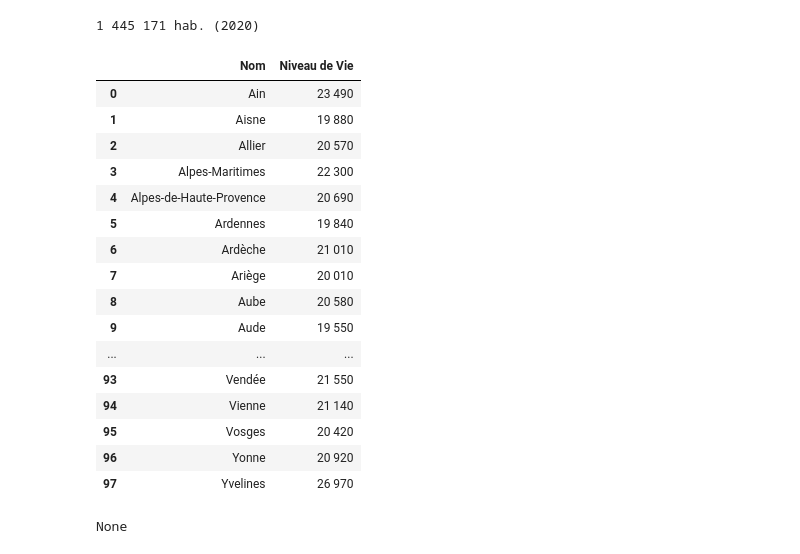
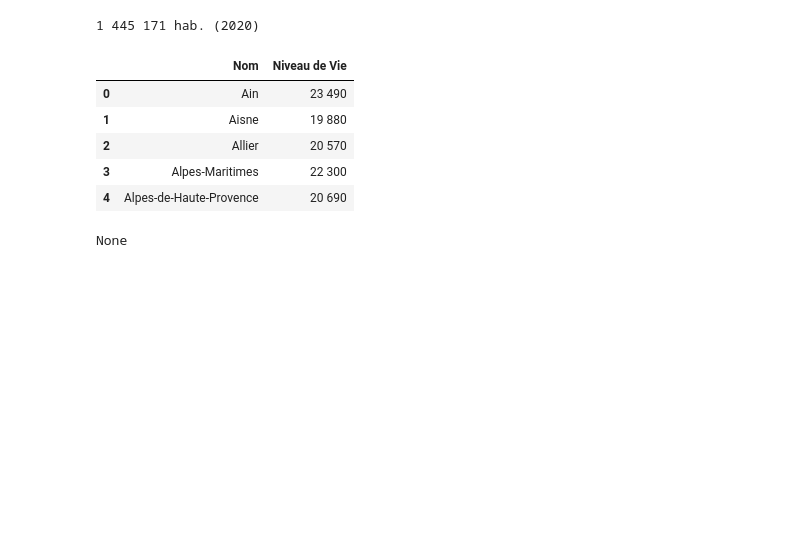
Before and after one commit to tgarnier067/Projet-Python-2023, a Jupyter notebook: recup_données.ipynb, the cells around one changed output. Saved outputs shown, nothing was run; the diff lists cells and outputs as text; code cells hidden in the pictures; blank space fills up the shorter version.

```diff
--- a/recup_données.ipynb
+++ b/recup_données.ipynb
@@ -227,31 +234,20 @@ lignes = tableau_body.find_all('tr')
 # %%
 dico_niveau_vie={}
 for ligne in lignes:
     nom_dep = ligne.find('th').text.strip()
     niveau_vie_dep = ligne.find('td').text.strip()
     dico_niveau_vie[nom_dep] = {'Niveau de Vie': niveau_vie_dep}
 
 tableau_niveau_vie = pd.DataFrame.from_dict(dico_niveau_vie,orient='index').reset_index()
 tableau_niveau_vie = tableau_niveau_vie.rename(columns={'index':'Nom'})
-tableau_niveau_vie
+tableau_niveau_vie.head()
 # %% [output]
 |  | Nom | Niveau de Vie |
 | 0 | Ain | 23 490 |
 | 1 | Aisne | 19 880 |
 | 2 | Allier | 20 570 |
 | 3 | Alpes-Maritimes | 22 300 |
 | 4 | Alpes-de-Haute-Provence | 20 690 |
-| 5 | Ardennes | 19 840 |
-| 6 | Ardèche | 21 010 |
-| 7 | Ariège | 20 010 |
-| 8 | Aube | 20 580 |
-| 9 | Aude | 19 550 |
-| ... | ... | ... |
-| 93 | Vendée | 21 550 |
-| 94 | Vienne | 21 140 |
-| 95 | Vosges | 20 420 |
-| 96 | Yonne | 20 920 |
-| 97 | Yvelines | 26 970 |
 # %%
 # Webscrapping des logements vacants
 
```
Also changed, not shown: parts of 4 cells of this notebook.
